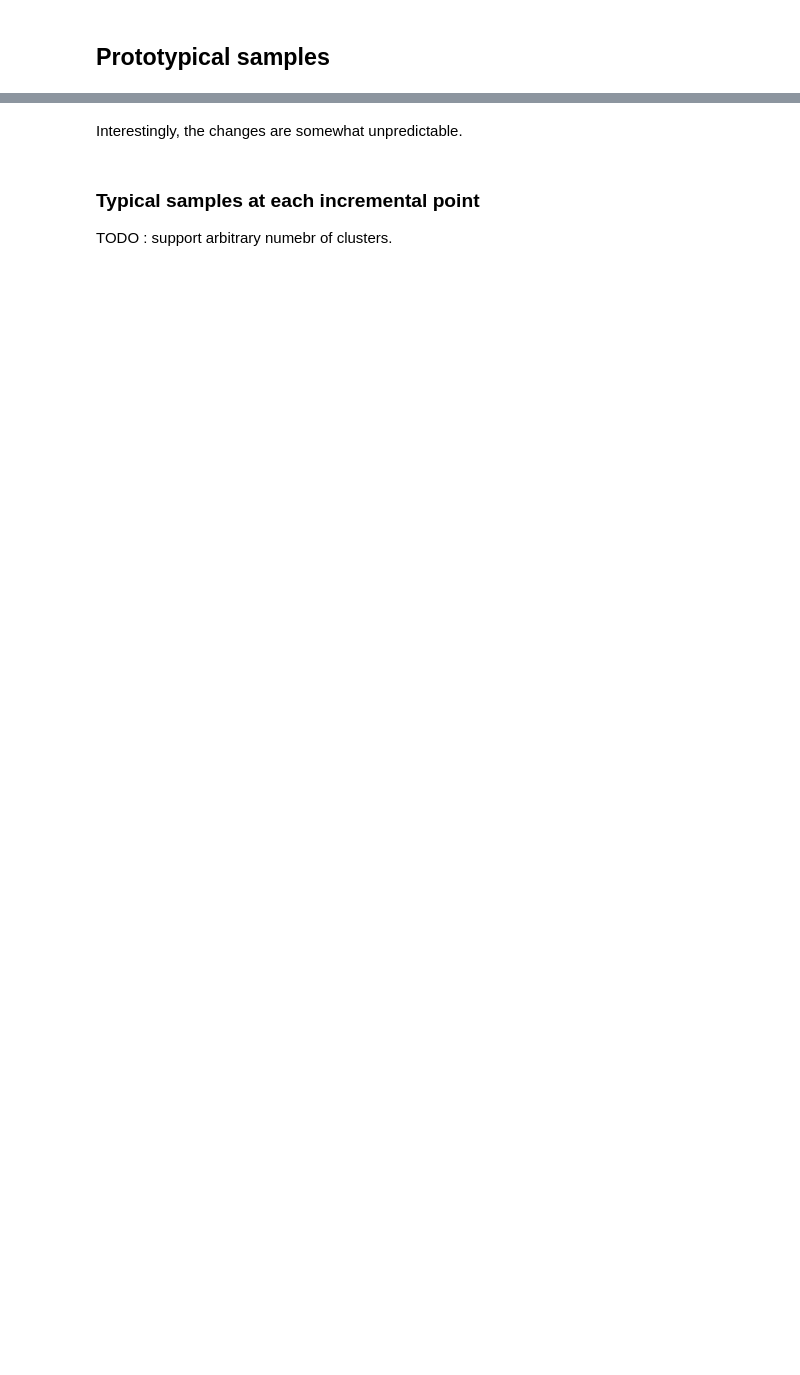
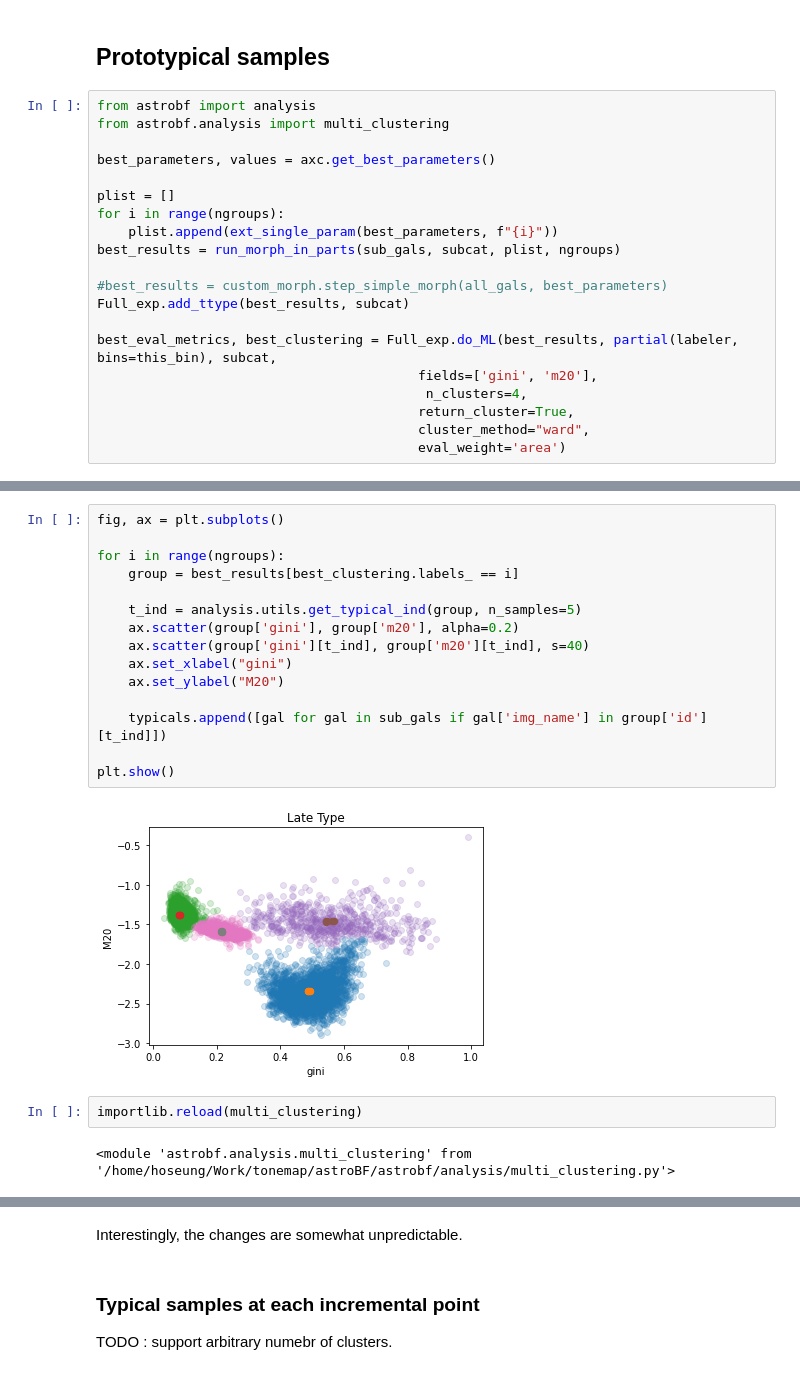
Before and after one commit to Hoseung/astroBF, a Jupyter notebook: notebooks/Full_experimentation-each_param.ipynb, the cells around one changed output, grey strips where cells are left out. Drawn from its saved outputs; the diff is of its cells as text; blank space fills up the shorter version.

```diff
--- a/notebooks/Full_experimentation-each_param.ipynb
+++ b/notebooks/Full_experimentation-each_param.ipynb
@@ -460,2 +398,22 @@ Label 1 samples 3869/9536
 # %% [markdown]
 ## Prototypical samples
+# %%
+from astrobf import analysis
+from astrobf.analysis import multi_clustering
+
+best_parameters, values = axc.get_best_parameters()
+
+plist = []
+for i in range(ngroups):
+    plist.append(ext_single_param(best_parameters, f"{i}"))
+best_results = run_morph_in_parts(sub_gals, subcat, plist, ngroups)
+
+#best_results = custom_morph.step_simple_morph(all_gals, best_parameters)
+Full_exp.add_ttype(best_results, subcat)
+
+best_eval_metrics, best_clustering = Full_exp.do_ML(best_results, partial(labeler, bins=this_bin), subcat,
+                                         fields=['gini', 'm20'],
+                                          n_clusters=4,
+                                         return_cluster=True,
+                                         cluster_method="ward",
+                                         eval_weight='area')
@@ -511,0 +462,21 @@ invalid value encountered in log10
+# %%
+fig, ax = plt.subplots()
+
+for i in range(ngroups):
+    group = best_results[best_clustering.labels_ == i]
+
+    t_ind = analysis.utils.get_typical_ind(group, n_samples=5)
+    ax.scatter(group['gini'], group['m20'], alpha=0.2)
+    ax.scatter(group['gini'][t_ind], group['m20'][t_ind], s=40)
+    ax.set_xlabel("gini")
+    ax.set_ylabel("M20")
+
+    typicals.append([gal for gal in sub_gals if gal['img_name'] in group['id'][t_ind]])
+
+plt.show()
+# %% [output]
+[figure, added]
+# %%
+importlib.reload(multi_clustering)
+# %% [output]
+<module 'astrobf.analysis.multi_clustering' from '/home/hoseung/Work/tonemap/astroBF/astrobf/analysis/multi_clustering.py'>
```
Also changed, not shown: parts of 14 cells of this notebook, 5 other files.
